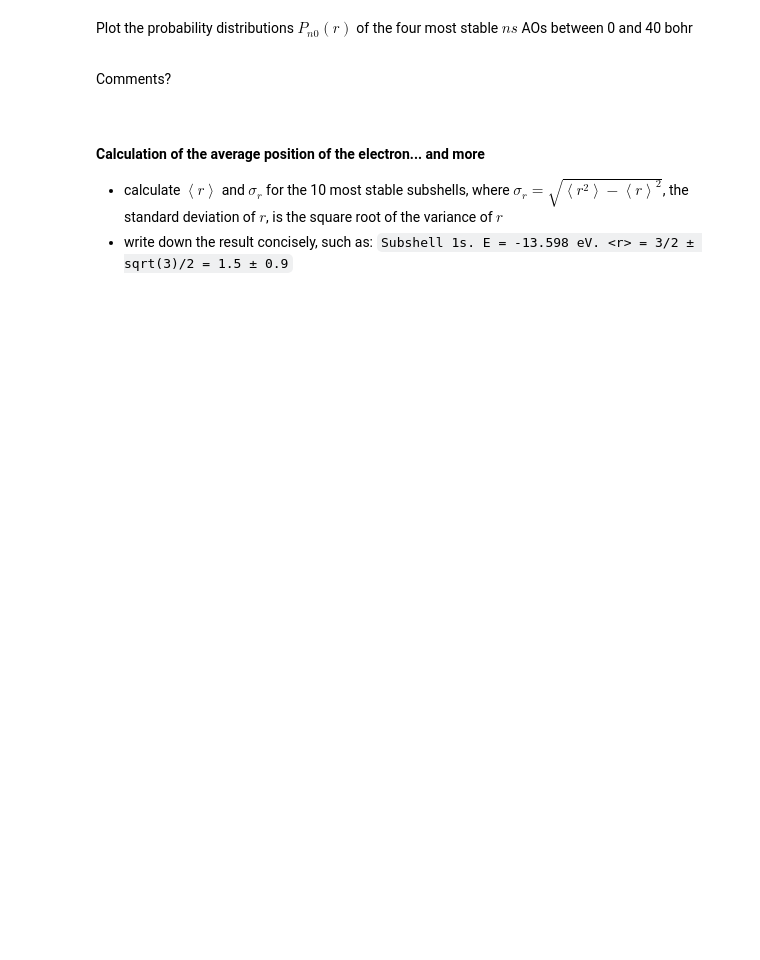
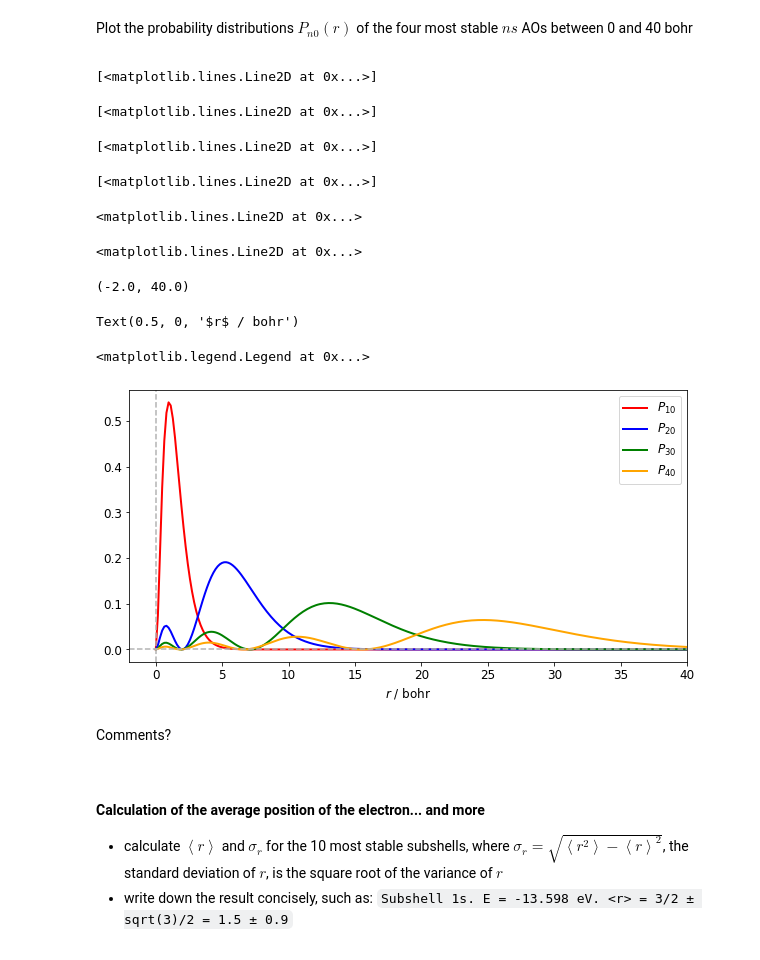
Before and after one commit to vfornemo/PytChem, a Jupyter notebook: HydrogenAtom-Tianyi.ipynb, the cells around one changed output. Cells and saved outputs as stored; diff of their text form; code cells hidden in the pictures; blank space fills up the shorter version.

```diff
--- a/HydrogenAtom-Tianyi.ipynb
+++ b/HydrogenAtom-Tianyi.ipynb
@@ -717,7 +819,39 @@ Plot the probability distributions $P_{n0}(r)$  of the four most stable $ns$ AOs
 
 </div>
 # %%
-# insert your code here
+P1 = (R1*r)**2
+P2 = (R2*r)**2
+P3 = (R3*r)**2
+P4 = (R4*r)**2
+_P1 = sym.lambdify([r],P1)
+_P2 = sym.lambdify([r],P2)
+_P3 = sym.lambdify([r],P3)
+_P4 = sym.lambdify([r],P4)
+
+_r = np.linspace(0.,40.,250)
+plt.rcParams["figure.figsize"] = (10,5)
+plt.rcParams.update({'font.size': 12})
+plt.plot(_r, _P1(_r),linewidth=2,color='red',label="$P_{10}$")
+plt.plot(_r, _P2(_r),linewidth=2,color='blue',label="$P_{20}$")
+plt.plot(_r, _P3(_r),linewidth=2,color='green',label="$P_{30}$")
+plt.plot(_r, _P4(_r),linewidth=2,color='orange',label="$P_{40}$")
+plt.axhline(y = 0, color = '0.7',linestyle='--')
+plt.axvline(x = 0, color = '0.7',linestyle='--')
+plt.xlim(-2,40)
+plt.xlabel("$r$ / bohr")
+plt.legend()
+plt.show()
+# %% [output]
+[<matplotlib.lines.Line2D at 0x...>]
+[<matplotlib.lines.Line2D at 0x...>]
+[<matplotlib.lines.Line2D at 0x...>]
+[<matplotlib.lines.Line2D at 0x...>]
+<matplotlib.lines.Line2D at 0x...>
+<matplotlib.lines.Line2D at 0x...>
+(-2.0, 40.0)
+Text(0.5, 0, '$r$ / bohr')
+<matplotlib.legend.Legend at 0x...>
+[figure, added]
 # %% [markdown]
 <div class="exE">
 
```
Also changed, not shown: parts of 7 cells of this notebook.
